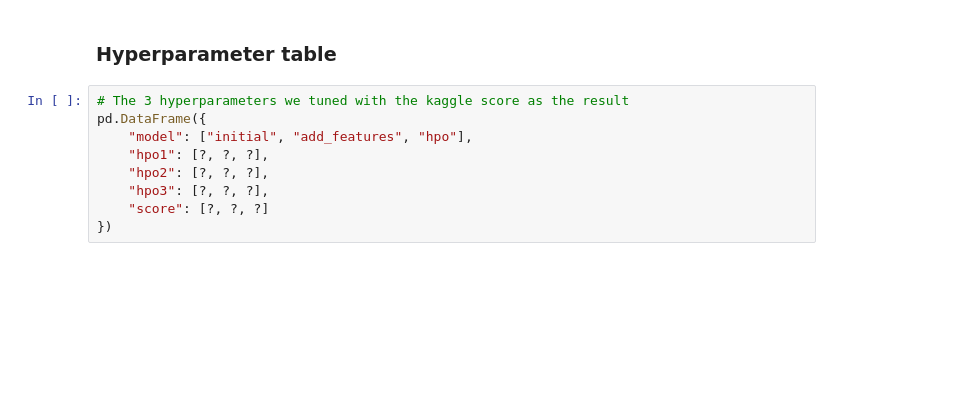
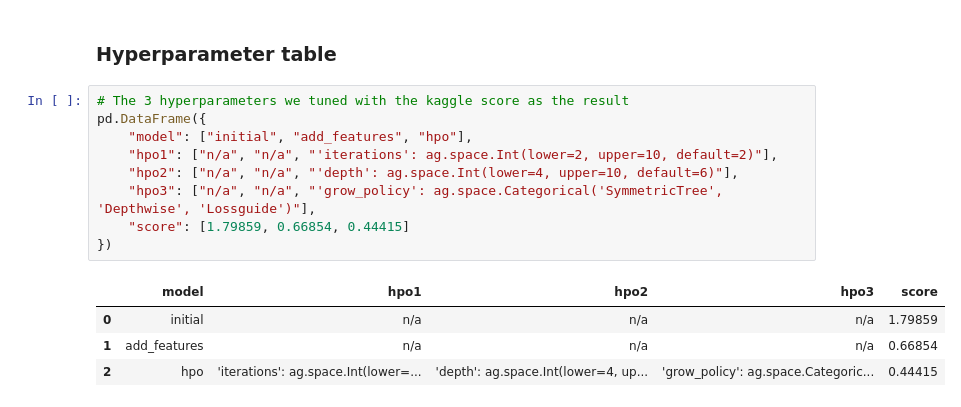
Before and after one commit to singebete/cd0385-project-starter, a Jupyter notebook: project/project-template.ipynb, the cells around one changed output. Drawn from its saved outputs; the diff is of its cells as text; blank space fills up the shorter version.

```diff
--- a/project/project-template.ipynb
+++ b/project/project-template.ipynb
@@ -1267,9 +1278,14 @@ fig.savefig('img/model_test_score.png')
 # %%
 # The 3 hyperparameters we tuned with the kaggle score as the result
 pd.DataFrame({
     "model": ["initial", "add_features", "hpo"],
-    "hpo1": [?, ?, ?],
-    "hpo2": [?, ?, ?],
-    "hpo3": [?, ?, ?],
-    "score": [?, ?, ?]
+    "hpo1": ["n/a", "n/a", "'iterations': ag.space.Int(lower=2, upper=10, default=2)"],
+    "hpo2": ["n/a", "n/a", "'depth': ag.space.Int(lower=4, upper=10, default=6)"],
+    "hpo3": ["n/a", "n/a", "'grow_policy': ag.space.Categorical('SymmetricTree', 'Depthwise', 'Lossguide')"],
+    "score": [1.79859, 0.66854, 0.44415]
 })
+# %% [output]
+|  | model | hpo1 | hpo2 | hpo3 | score |
+| 0 | initial | n/a | n/a | n/a | 1.79859 |
+| 1 | add_features | n/a | n/a | n/a | 0.66854 |
+| 2 | hpo | 'iterations': ag.space.Int(lower=... | 'depth': ag.space.Int(lower=4, up... | 'grow_policy': ag.space.Categoric... | 0.44415 |
```
Also changed, not shown: parts of 7 cells of this notebook, 4 other files.
